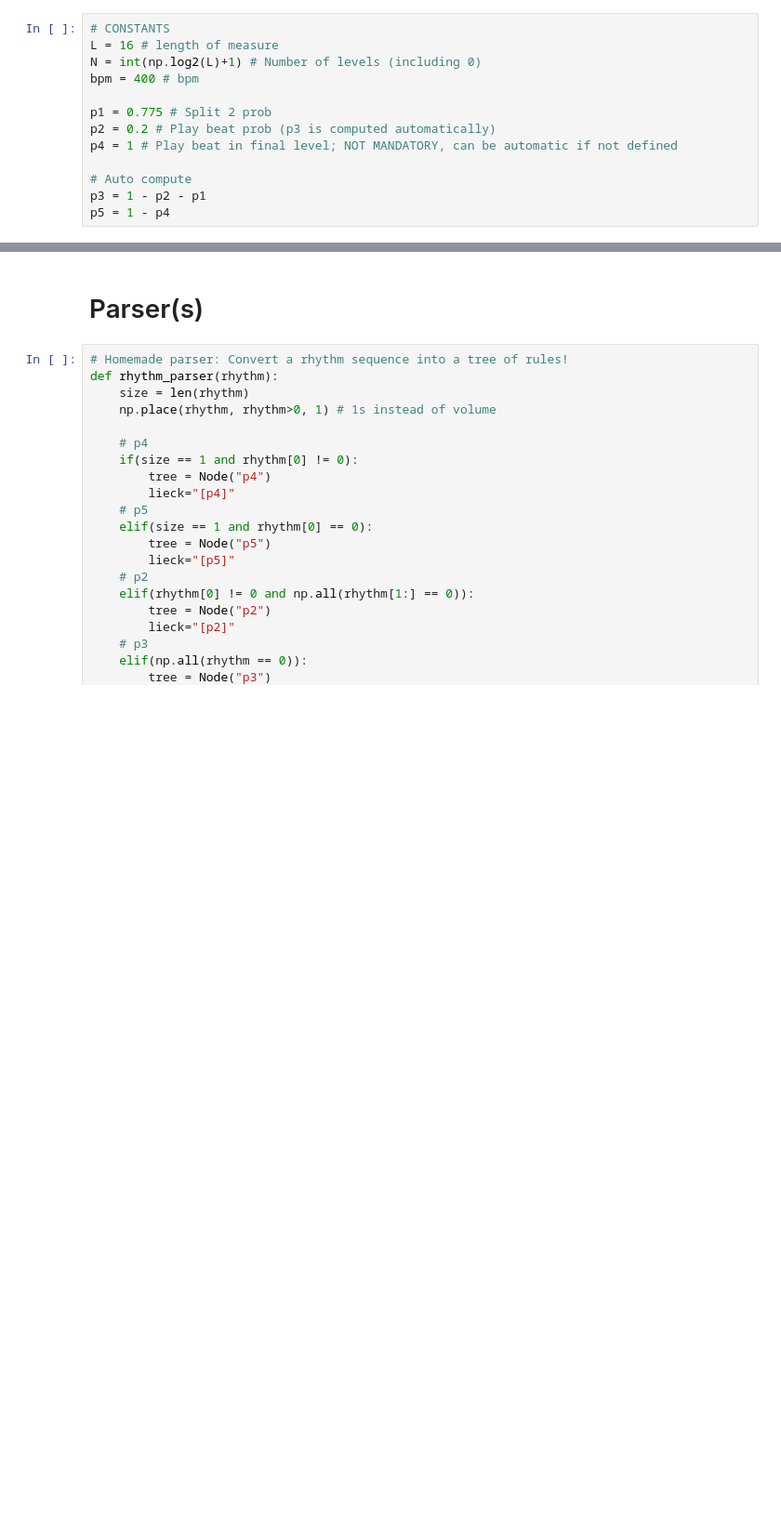
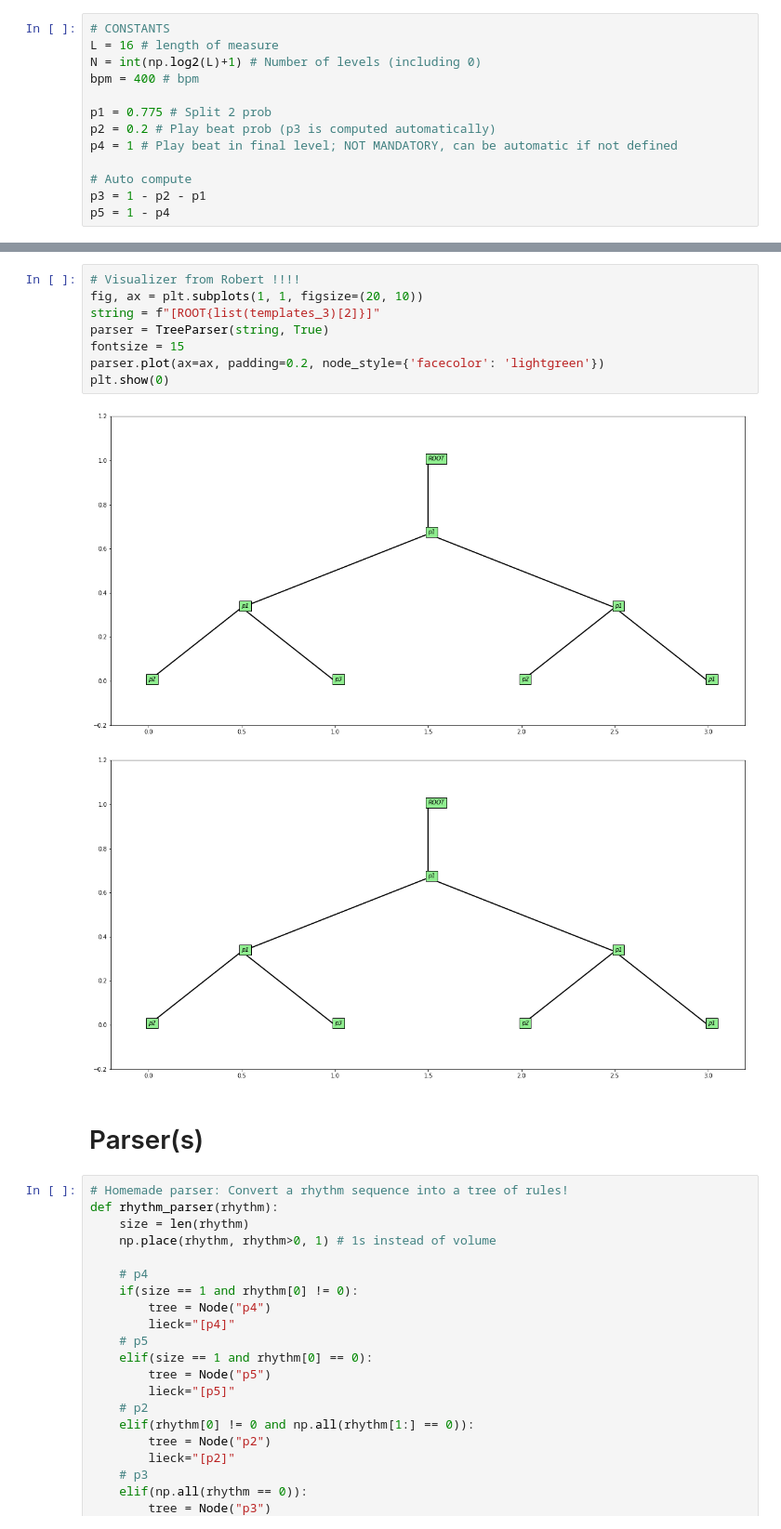
Before and after one commit to lucieperrotta/DCML, a Jupyter notebook: Grammar.ipynb, the cells around one changed output, grey strips where cells are left out. Shown at 93% size. Saved outputs shown, nothing was run; the diff lists cells and outputs as text; blank space fills up the shorter version.

Commit message:
Generate all templates in Lieck syntax
F I N A L L Y

```diff
--- a/Grammar.ipynb
+++ b/Grammar.ipynb
@@ -115,3 +144,14 @@ array([ 1.,  1.,  1.,  1.,  1.,  0.,  0.,  0.,  0.,  0.,  1.,  1.,  0.,
+# %%
+# Visualizer from Robert !!!!
+fig, ax = plt.subplots(1, 1, figsize=(20, 10))
+string = f"[ROOT{list(templates_3)[2]}]"
+parser = TreeParser(string, True)
+fontsize = 15
+parser.plot(ax=ax, padding=0.2, node_style={'facecolor': 'lightgreen'})
+plt.show(0)
+# %% [output]
+[figure, added]
+[figure, added]
 # %% [markdown]
 # Parser(s)
 # %%
```
Also changed, not shown: parts of 5 cells of this notebook.
